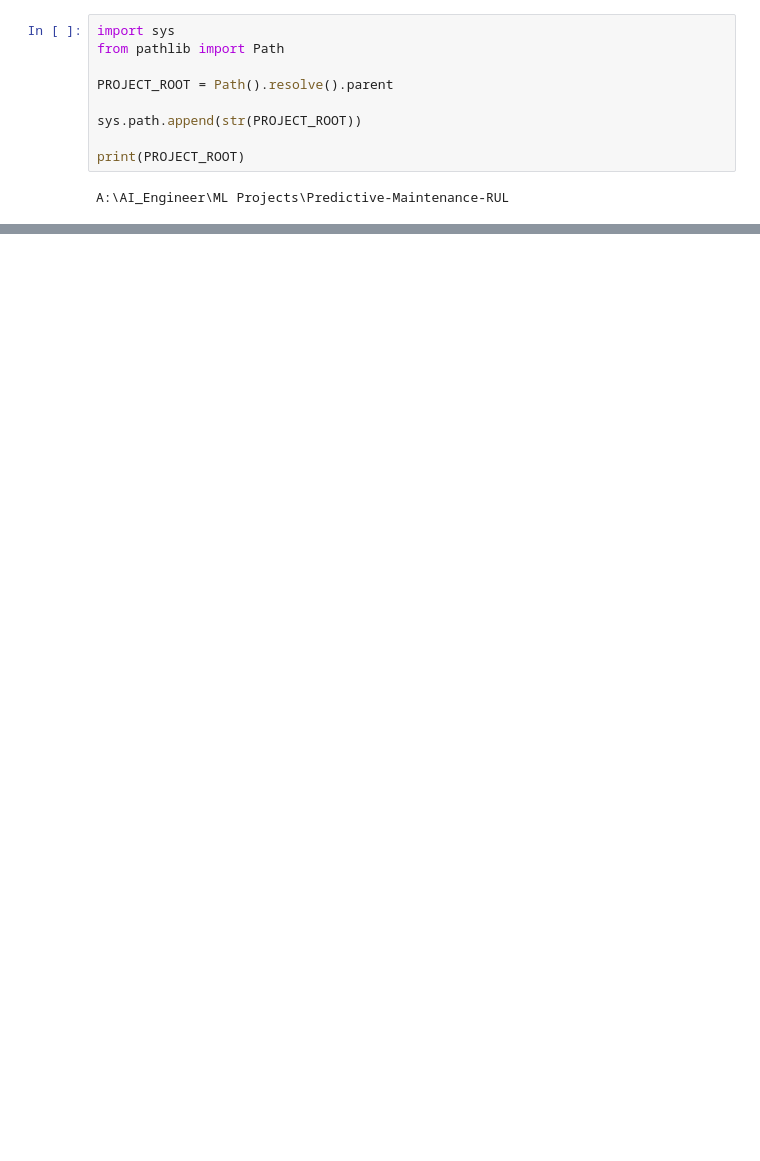
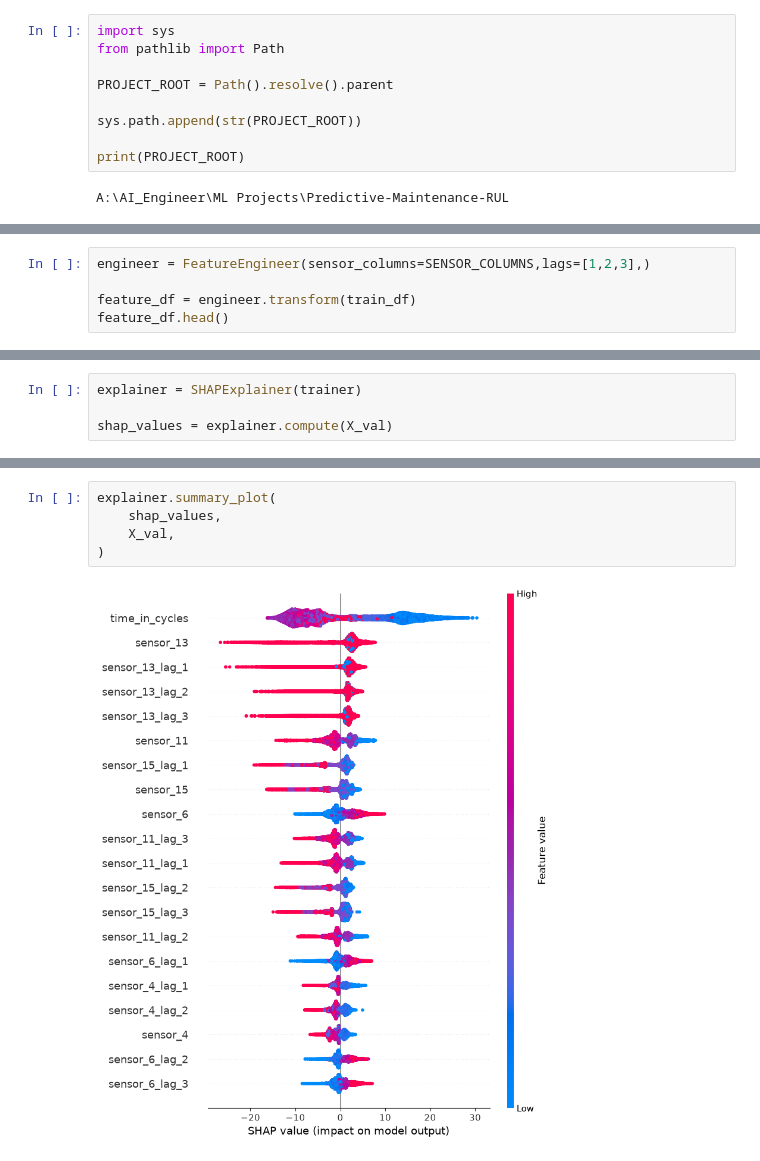
Before and after one commit to MohamedElbadawy1/Predictive-Maintenance-RUL, a Jupyter notebook: notebooks/12_model_explainability.ipynb, the cells around one changed output, grey strips where cells are left out. Saved outputs shown, nothing was run; the diff lists cells and outputs as text; blank space fills up the shorter version.

```diff
--- a/notebooks/12_model_explainability.ipynb
+++ b/notebooks/12_model_explainability.ipynb
@@ -45,0 +102,5 @@ print(validation_df.shape)
+# %%
+engineer = FeatureEngineer(sensor_columns=SENSOR_COLUMNS,lags=[1,2,3],)
+
+feature_df = engineer.transform(train_df)
+feature_df.head()
@@ -45,0 +260,4 @@ print(validation_df.shape)
+# %%
+explainer = SHAPExplainer(trainer)
+
+shap_values = explainer.compute(X_val)
@@ -45,0 +266,7 @@ print(validation_df.shape)
+# %%
+explainer.summary_plot(
+    shap_values,
+    X_val,
+)
+# %% [output]
+[figure, added]
```
Also changed, not shown: parts of 21 cells of this notebook, 10 other files.
